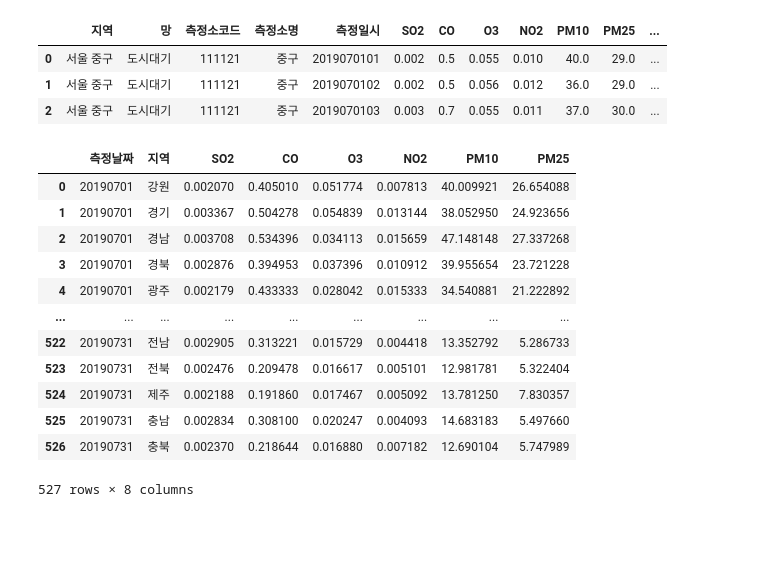
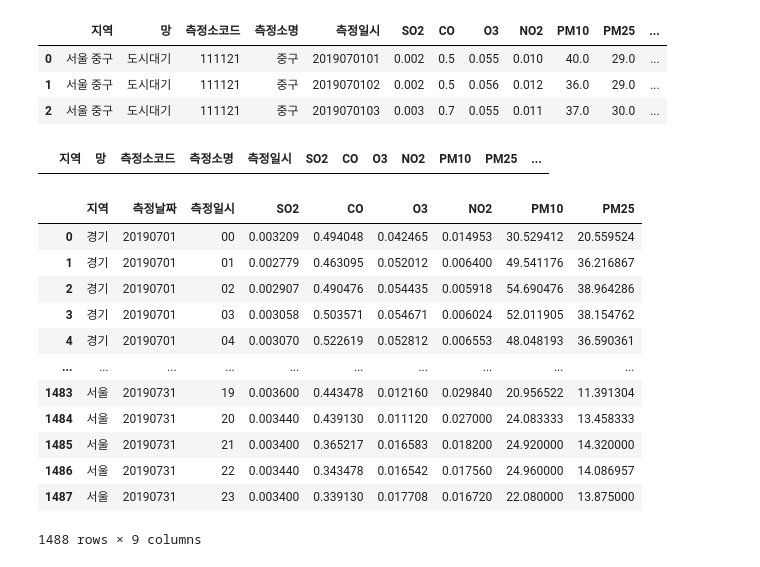
Before and after one commit to parksimis/Mulcam-Delivery-Service, a Jupyter notebook: data_analysis/병합_기상데이터_병합_및_일자별_평균.ipynb, the cells around one changed output. Drawn from its saved outputs; the diff is of its cells as text; code cells hidden in the pictures; blank space fills up the shorter version.

Commit message:
Data : Add Data preprocessing file 데이터 전처리 파일 추가

```diff
--- a/data_analysis/병합_기상데이터_병합_및_일자별_평균.ipynb
+++ b/data_analysis/병합_기상데이터_병합_및_일자별_평균.ipynb
@@ -11,7 +11,7 @@ from tqdm.notebook import tqdm
 from urllib import parse
 import os
 # %%
-data = pd.read_excel('data/미세먼지/2019년 7월.xlsx')
+data = pd.read_excel('data/raw_data/미세먼지/2019년 7월.xlsx')
 data.head(3)
 # %% [output]
 |  | 지역 | 망 | 측정소코드 | 측정소명 | 측정일시 | SO2 | CO | O3 | NO2 | PM10 | PM25 | ... |
@@ -26,22 +26,28 @@ data['측정날짜'] = data['측정일시'].astype('str').str[:-2]
 data['측정일시'] = data['측정일시'].astype('str').str[-2:].replace('24', '00')
 # %%
 data['지역'] = data['지역'].str[:2]
+# %%
+data = data.loc[(data['지역'] == '서울') | (data['지역'] == '경기')].reset_index(drop=True)
+# %%
+data
+# %% [output]
+|  | 지역 | 망 | 측정소코드 | 측정소명 | 측정일시 | SO2 | CO | O3 | NO2 | PM10 | PM25 | ... |
 # %%
-data.groupby(['측정날짜', '지역']).mean().iloc[:, 1:].reset_index()
+data.groupby(['지역', '측정날짜', '측정일시']).mean().iloc[:, 1:].reset_index()
 # %% [output]
-|  | 측정날짜 | 지역 | SO2 | CO | O3 | NO2 | PM10 | PM25 |
-| 0 | 20190701 | 강원 | 0.002070 | 0.405010 | 0.051774 | 0.007813 | 40.009921 | 26.654088 |
-| 1 | 20190701 | 경기 | 0.003367 | 0.504278 | 0.054839 | 0.013144 | 38.052950 | 24.923656 |
-| 2 | 20190701 | 경남 | 0.003708 | 0.534396 | 0.034113 | 0.015659 | 47.148148 | 27.337268 |
-| 3 | 20190701 | 경북 | 0.002876 | 0.394953 | 0.037396 | 0.010912 | 39.955654 | 23.721228 |
-| 4 | 20190701 | 광주 | 0.002179 | 0.433333 | 0.028042 | 0.015333 | 34.540881 | 21.222892 |
-| ... | ... | ... | ... | ... | ... | ... | ... | ... |
-| 522 | 20190731 | 전남 | 0.002905 | 0.313221 | 0.015729 | 0.004418 | 13.352792 | 5.286733 |
-| 523 | 20190731 | 전북 | 0.002476 | 0.209478 | 0.016617 | 0.005101 | 12.981781 | 5.322404 |
-| 524 | 20190731 | 제주 | 0.002188 | 0.191860 | 0.017467 | 0.005092 | 13.781250 | 7.830357 |
-| 525 | 20190731 | 충남 | 0.002834 | 0.308100 | 0.020247 | 0.004093 | 14.683183 | 5.497660 |
-| 526 | 20190731 | 충북 | 0.002370 | 0.218644 | 0.016880 | 0.007182 | 12.690104 | 5.747989 |
+|  | 지역 | 측정날짜 | 측정일시 | SO2 | CO | O3 | NO2 | PM10 | PM25 |
+| 0 | 경기 | 20190701 | 00 | 0.003209 | 0.494048 | 0.042465 | 0.014953 | 30.529412 | 20.559524 |
+| 1 | 경기 | 20190701 | 01 | 0.002779 | 0.463095 | 0.052012 | 0.006400 | 49.541176 | 36.216867 |
+| 2 | 경기 | 20190701 | 02 | 0.002907 | 0.490476 | 0.054435 | 0.005918 | 54.690476 | 38.964286 |
+| 3 | 경기 | 20190701 | 03 | 0.003058 | 0.503571 | 0.054671 | 0.006024 | 52.011905 | 38.154762 |
+| 4 | 경기 | 20190701 | 04 | 0.003070 | 0.522619 | 0.052812 | 0.006553 | 48.048193 | 36.590361 |
+| ... | ... | ... | ... | ... | ... | ... | ... | ... | ... |
+| 1483 | 서울 | 20190731 | 19 | 0.003600 | 0.443478 | 0.012160 | 0.029840 | 20.956522 | 11.391304 |
+| 1484 | 서울 | 20190731 | 20 | 0.003440 | 0.439130 | 0.011120 | 0.027000 | 24.083333 | 13.458333 |
+| 1485 | 서울 | 20190731 | 21 | 0.003400 | 0.365217 | 0.016583 | 0.018200 | 24.920000 | 14.320000 |
+| 1486 | 서울 | 20190731 | 22 | 0.003440 | 0.343478 | 0.016542 | 0.017560 | 24.960000 | 14.086957 |
+| 1487 | 서울 | 20190731 | 23 | 0.003400 | 0.339130 | 0.017708 | 0.016720 | 22.080000 | 13.875000 |
-527 rows × 8 columns
+1488 rows × 9 columns
 # %%
 ## 함수화
 
```
Also changed, not shown: parts of 7 cells of this notebook, 2 other files.
